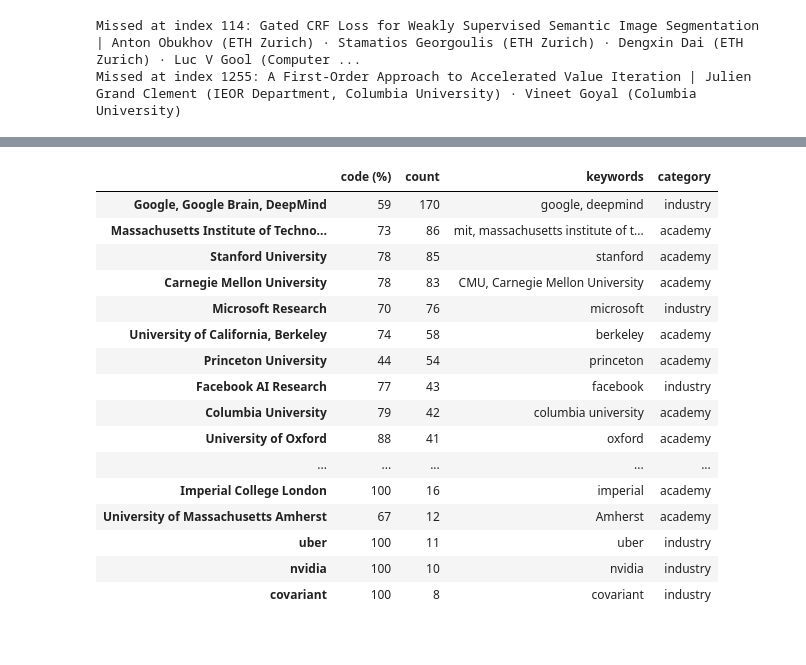
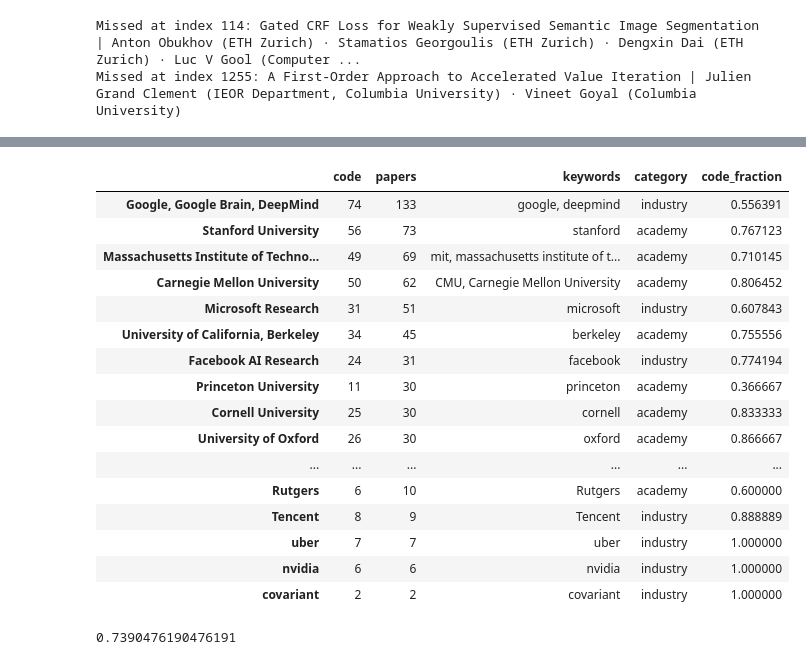
Before and after one commit to bencottier/ai-conference-analysis, a Jupyter notebook: affiliations_direct.ipynb, the cells around one changed output, grey strips where cells are left out. Cells and saved outputs as stored; diff of their text form; code cells hidden in the pictures.

```diff
--- a/affiliations_direct.ipynb
+++ b/affiliations_direct.ipynb
@@ -248,26 +248,24 @@ institutions = {
 }
 # %%
 missed = list()
-for i, affs in enumerate(raw_affiliations):
+for i, _ in enumerate(raw_affiliations):
     try:
         j = inv_nn[i]
     except KeyError as e:
         missed.append(i)
         print(f'Missed at index {i}: {titles[i]} | {raw_authors[i]}')
         continue
+    entry = affiliation_data[j]
+    affs = ' '.join([a.lower() for a in [entry['affiliations'][0], entry['affiliations'][-1]]])
     for key in institutions:
         flag = False
         for keyword in institutions[key][2].split(", "):
-            if keyword.lower() in affs.lower():
+            if keyword.lower() in affs:
                 flag = True
         if flag:
-            code = affiliation_data[j]['code']  # whether code released
+            code = entry['code']  # whether code released
             institutions[key][0] += int(code)  # no. papers with code
             institutions[key][1] += 1  # no. papers
-
-# Convert no. papers with code to fraction of no. papers
-for key, val in institutions.items():
-    institutions[key][0] = round(100 * institutions[key][0] / institutions[key][1])
 # %% [output]
 Missed at index 114: Gated CRF Loss for Weakly Supervised Semantic Image Segmentation | Anton Obukhov (ETH Zurich) · Stamatios Georgoulis (ETH Zurich) · Dengxin Dai (ETH Zurich) · Luc V Gool (Computer ...
 Missed at index 1255: A First-Order Approach to Accelerated Value Iteration | Julien Grand Clement (IEOR Department, Columbia University) · Vineet Goyal (Columbia University)
@@ -330,23 +292,23 @@ institutions
 # %%
-df = pd.DataFrame.from_dict(institutions, orient='index', columns=["code (%)","count","keywords", "category"])
-# df = df.sort_values(by=['code (%)', 'count'], ascending=False)
-df = df.sort_values(by=['count'], ascending=False)
+df = pd.DataFrame.from_dict(institutions, orient='index', columns=['code', 'papers', 'keywords', 'category'])
+df['code_fraction'] = df.code / df.papers
+df = df.sort_values(by=['papers'], ascending=False)
 df
 # %% [output]
-|  | code (%) | count | keywords | category |
-| Google, Google Brain, DeepMind | 59 | 170 | google, deepmind | industry |
-| Massachusetts Institute of Techno... | 73 | 86 | mit, massachusetts institute of t... | academy |
-| Stanford University | 78 | 85 | stanford | academy |
-| Carnegie Mellon University | 78 | 83 | CMU, Carnegie Mellon University | academy |
-| Microsoft Research | 70 | 76 | microsoft | industry |
-| University of California, Berkeley | 74 | 58 | berkeley | academy |
-| Princeton University | 44 | 54 | princeton | academy |
-| Facebook AI Research | 77 | 43 | facebook | industry |
-| Columbia University | 79 | 42 | columbia university | academy |
-| University of Oxford | 88 | 41 | oxford | academy |
-| ... | ... | ... | ... | ... |
-| Imperial College London | 100 | 16 | imperial | academy |
-| University of Massachusetts Amherst | 67 | 12 | Amherst | academy |
-| uber | 100 | 11 | uber | industry |
-| nvidia | 100 | 10 | nvidia | industry |
-| covariant | 100 | 8 | covariant | industry |
+|  | code | papers | keywords | category | code_fraction |
+| Google, Google Brain, DeepMind | 74 | 133 | google, deepmind | industry | 0.556391 |
+| Stanford University | 56 | 73 | stanford | academy | 0.767123 |
+| Massachusetts Institute of Techno... | 49 | 69 | mit, massachusetts institute of t... | academy | 0.710145 |
+| Carnegie Mellon University | 50 | 62 | CMU, Carnegie Mellon University | academy | 0.806452 |
+| Microsoft Research | 31 | 51 | microsoft | industry | 0.607843 |
+| University of California, Berkeley | 34 | 45 | berkeley | academy | 0.755556 |
+| Facebook AI Research | 24 | 31 | facebook | industry | 0.774194 |
+| Princeton University | 11 | 30 | princeton | academy | 0.366667 |
+| Cornell University | 25 | 30 | cornell | academy | 0.833333 |
+| University of Oxford | 26 | 30 | oxford | academy | 0.866667 |
+| ... | ... | ... | ... | ... | ... |
+| Rutgers | 6 | 10 | Rutgers | academy | 0.600000 |
+| Tencent | 8 | 9 | Tencent | industry | 0.888889 |
+| uber | 7 | 7 | uber | industry | 1.000000 |
+| nvidia | 6 | 6 | nvidia | industry | 1.000000 |
+| covariant | 2 | 2 | covariant | industry | 1.000000 |
@@ -353,3 +317,8 @@ df
+# %%
+df_tot = df.sum()
+df_tot.code / df_tot.papers
+# %% [output]
+0.7390476190476191
 # %%
 df.mean()
 # %% [output]
```
Also changed, not shown: parts of 14 cells of this notebook.
